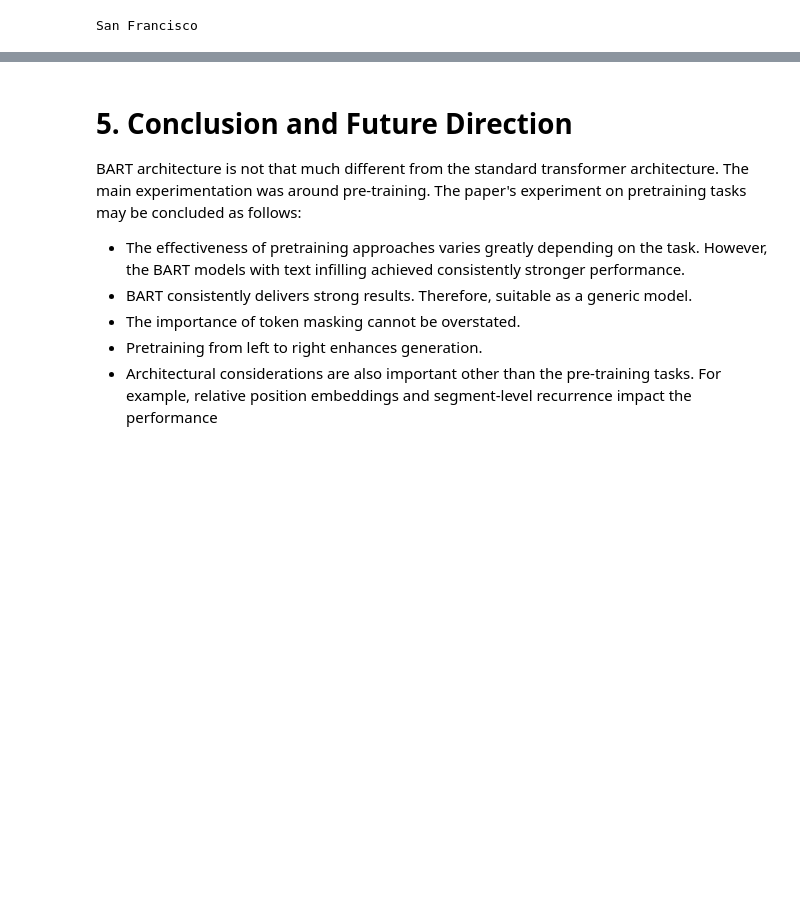
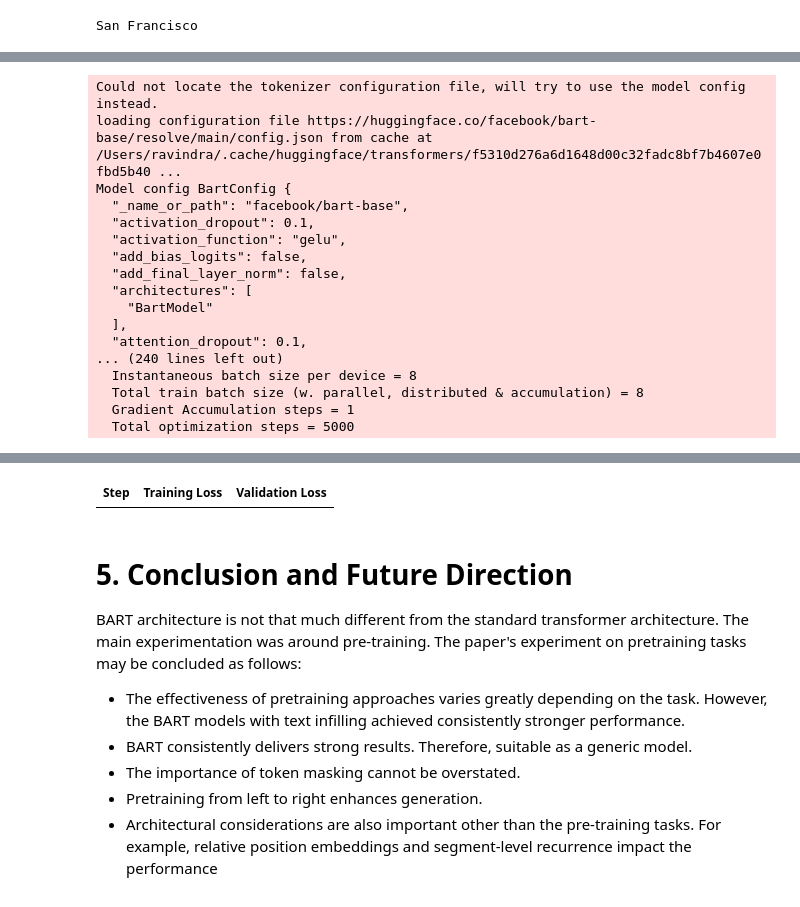
Before and after one commit to ravids/ds8008-project, a Jupyter notebook: Final_project_Group_4.ipynb, the cells around one changed output, grey strips where cells are left out. Drawn from its saved outputs; the diff is of its cells as text; code cells hidden in the pictures; blank space fills up the shorter version.

```diff
--- a/Final_project_Group_4.ipynb
+++ b/Final_project_Group_4.ipynb
@@ -341,0 +418,16 @@ San Francisco
+# %%
+train_dataset = Custom_Dataset(X_train_tokenized, y_train)
+val_dataset = Custom_Dataset(X_val_tokenized, y_val)
+# %%
+def compute_custom_metrics(p):
+    pred, labels = p
+    if(type(pred) is tuple):
+        pred = pred[0]
+    pred = np.argmax(pred, axis=1)
+
+    accuracy = accuracy_score(y_true=labels, y_pred=pred)
+    recall = recall_score(y_true=labels, y_pred=pred,average = 'macro')
+    precision = precision_score(y_true=labels, y_pred=pred,average = 'macro')
+    f1 = f1_score(y_true=labels, y_pred=pred,average = 'macro')
+
+    return {"accuracy": accuracy, "precision": precision, "recall": recall, "f1": f1}
@@ -341,0 +501,47 @@ San Francisco
+# %%
+def compare_model_metrics(y_pred):
+    cm=confusion_matrix(y_val,y_pred, labels= [0,1,2,3,4])
+    print(cm)
+    from sklearn.metrics import classification_report
+    print(classification_report(y_val,y_pred, labels=[0,1,2,3,4]))
+    np.set_printoptions(precision=2)
+    plt.figure(figsize=(6,6))
+    plot_confusion_matrix(cm, classes=label_values, title='Confusion Matrix - Test Dataset')
+    plt.figure(figsize=(6,6))
+    plot_confusion_matrix(cm, classes=label_values, title='Confusion Matrix - Test Dataset', normalize=True)
+# %%
+def compare_models(models):
+    for model_name in models:
+        tokenizer = AutoTokenizer.from_pretrained(model_name)
+        model = AutoModelForSequenceClassification.from_pretrained(model_name, num_labels=5)
+        trained_model = train_model(model)
+        raw_pred, _, _ = trained_model.predict(val_dataset)
+        if(type(raw_pred) is tuple):
+            raw_pred = raw_pred[0]
+        # Selected the most likely label
+        y_pred = np.argmax(raw_pred[0], axis=1)
+        compare_model_metrics(y_pred)
+# %%
+model_names = ["facebook/bart-base", "bert-base-uncased"]
+compare_models(model_names)
+#model_name = "bert-base-uncased"
+# tokenizer = AutoTokenizer.from_pretrained(model_name)
+# model = AutoModelForSequenceClassification.from_pretrained(model_name, num_labels=5)
+# %% [output]
+Could not locate the tokenizer configuration file, will try to use the model config instead.
+loading configuration file https://huggingface.co/facebook/bart-base/resolve/main/config.json from cache at /Users/ravindra/.cache/huggingface/transformers/f5310d276a6d1648d00c32fadc8bf7b4607e0fbd5b40 ...
+Model config BartConfig {
+  "_name_or_path": "facebook/bart-base",
+  "activation_dropout": 0.1,
+  "activation_function": "gelu",
+  "add_bias_logits": false,
+  "add_final_layer_norm": false,
+  "architectures": [
+    "BartModel"
+  ],
+  "attention_dropout": 0.1,
+... (240 lines left out)
+  Instantaneous batch size per device = 8
+  Total train batch size (w. parallel, distributed & accumulation) = 8
+  Gradient Accumulation steps = 1
+  Total optimization steps = 5000
@@ -342,3 +549,4 @@ San Francisco
+| Step | Training Loss | Validation Loss |
 # %% [markdown]
 # 5. Conclusion and Future Direction
 
```
Also changed, not shown: parts of 18 cells of this notebook, 1 other file.
